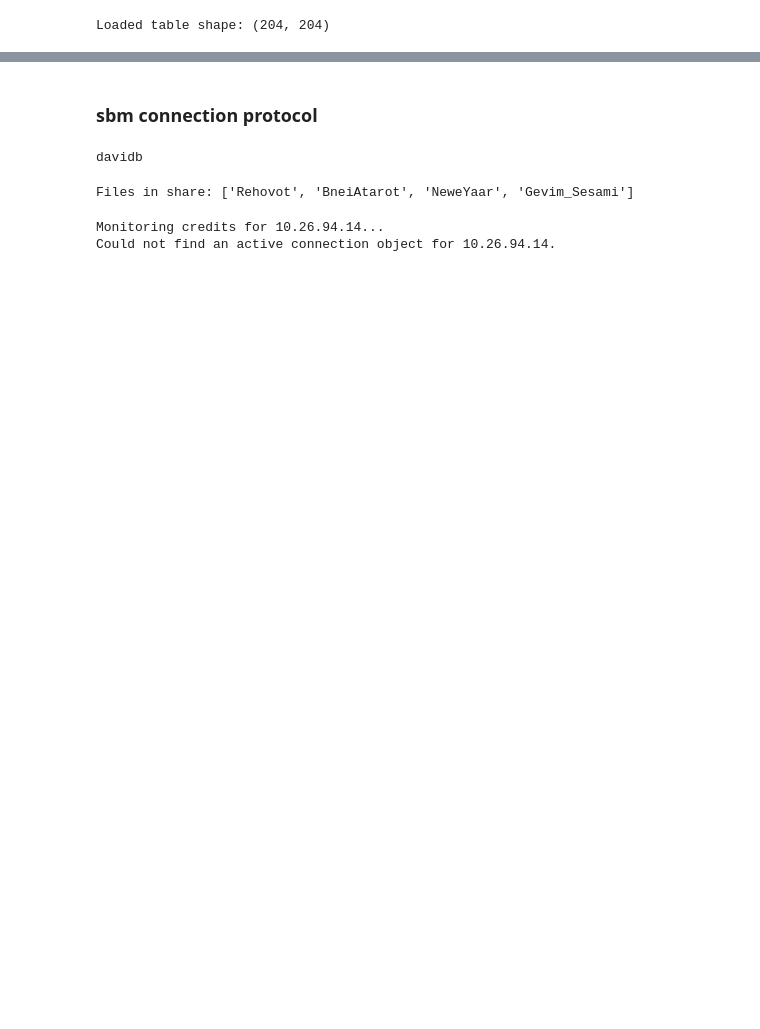
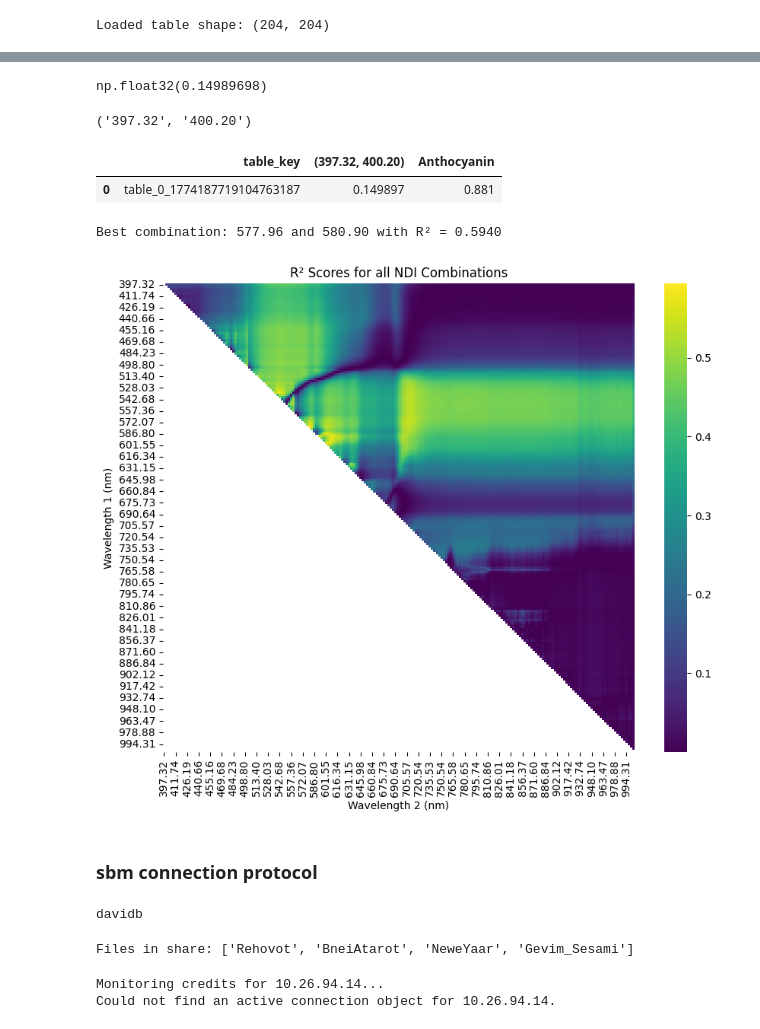
Before and after one commit to DavidBMvolcani/phenomobile, a Jupyter notebook: examples/tmp.ipynb, the cells around one changed output, grey strips where cells are left out. Drawn from its saved outputs; the diff is of its cells as text; code cells hidden in the pictures; blank space fills up the shorter version.

Commit message:
finished to create r2 score for ndi tables

```diff
--- a/examples/tmp.ipynb
+++ b/examples/tmp.ipynb
@@ -147,0 +115,4 @@ Merging complete! Master file created: merged_ndi_tables_master.h5
+# %%
+dict_of_ndi_tables['table_0_1774187719104763187'].loc['397.32','400.20']
+# %% [output]
+np.float32(0.14989698)
@@ -147,0 +160,9 @@ Merging complete! Master file created: merged_ndi_tables_master.h5
+# %%
+ndi_tuple
+# %% [output]
+('397.32', '400.20')
+# %%
+df_of_one_ndi_tuple.head(1)
+# %% [output]
+|  | table_key | (397.32, 400.20) | Anthocyanin |
+| 0 | table_0_1774187719104763187 | 0.149897 | 0.881 |
@@ -148,3 +178,30 @@ Merging complete! Master file created: merged_ndi_tables_master.h5
+# %%
+# Initialize training
+task="regression"
+dataset_path=f"{df_path}/{df_name}.csv"
+H5_FILE_PATH=h5_path
+target='Anthocyanin'
+
+ml =TrainOnNdiTables (
+    dataset_name=dataset_path,
+    target=target,
+    config=None,
+    task=task,
+    model=None,
+    logger=None,
+    H5_FILE_PATH=H5_FILE_PATH
+)
+# %%
+ml.compute_r2_score_for_ndi_cube()
+
+best_wl1, best_wl2, best_r2 = ml.get_best_ndi_combination_r2()
+print(f"Best combination: {best_wl1} and {best_wl2} with R² = {best_r2:.4f}")
+# %% [output]
+Best combination: 577.96 and 580.90 with R² = 0.5940
+# %%
+ml.plot_r2_results()
+# %% [output]
+[figure, added]
 # %% [markdown]
 ### sbm connection protocol
 # %%
```
Also changed, not shown: parts of 10 cells of this notebook, 3 other files.
